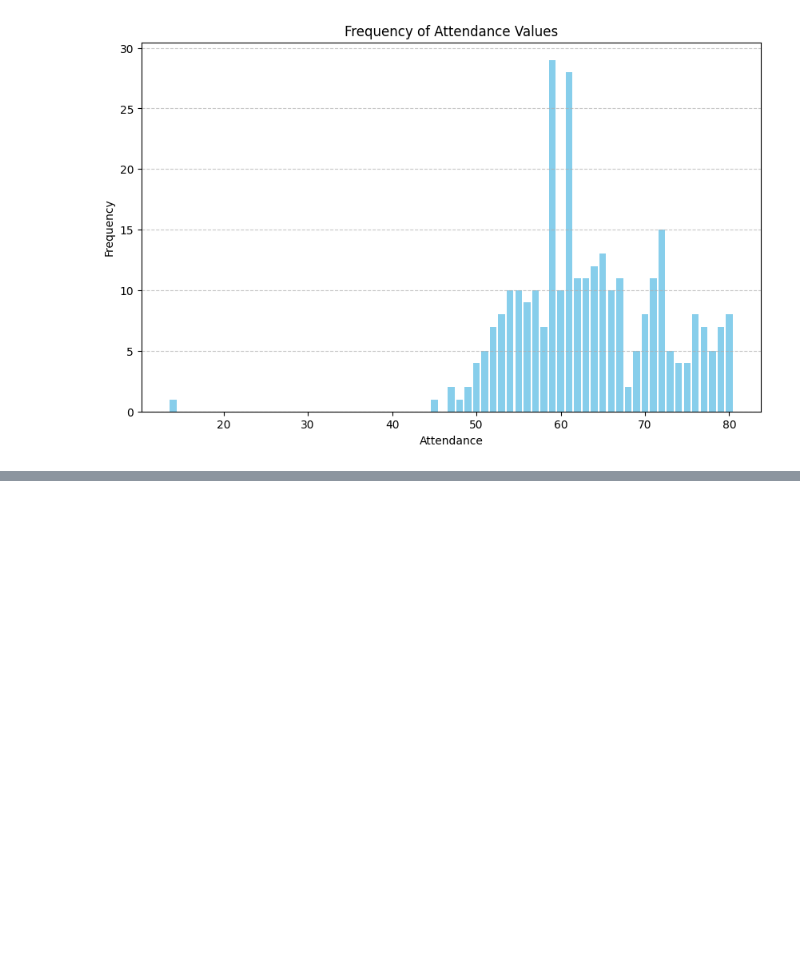
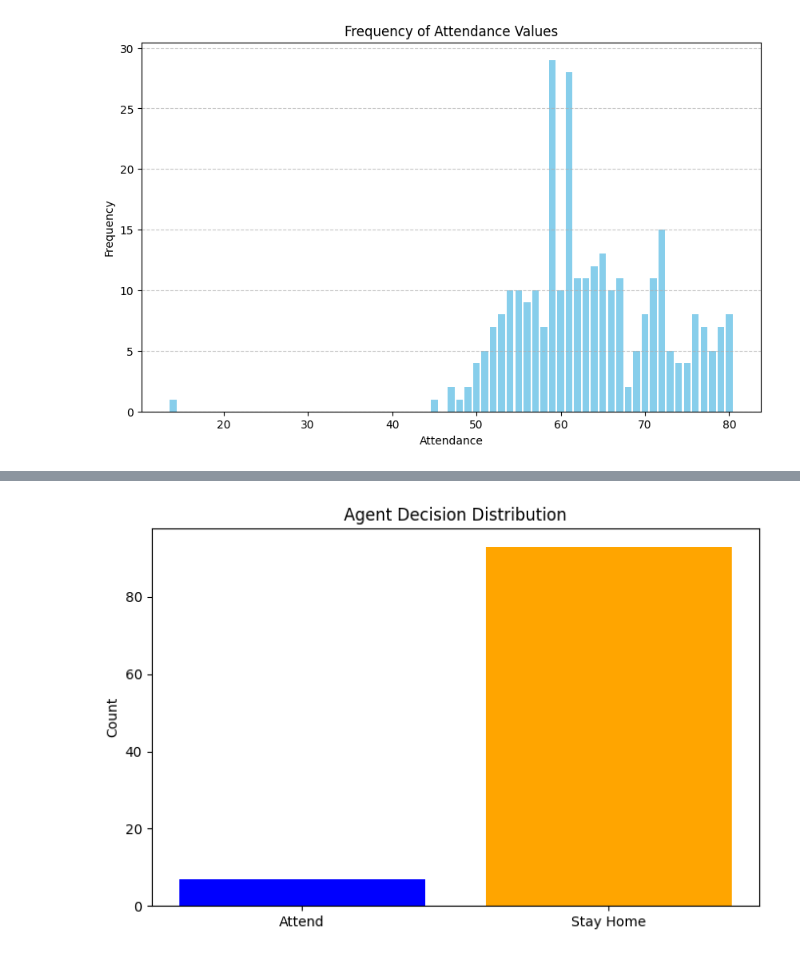
Before and after one commit to RRENN02/El-Farol-Bar-Simulation, a Jupyter notebook: Experiments/elfarol.ipynb, the cells around one changed output, grey strips where cells are left out. Cells and saved outputs as stored; diff of their text form; code cells hidden in the pictures; blank space fills up the shorter version.

```diff
--- a/Experiments/elfarol.ipynb
+++ b/Experiments/elfarol.ipynb
@@ -420,0 +649,9 @@ Data saved to 'reinforcement_learning_data.csv'
+# %%
+decisions_count = [sum(decisions), len(decisions) - sum(decisions)]
+plt.figure(figsize=(8, 5))
+plt.bar(['Attend', 'Stay Home'], decisions_count, color=['blue', 'orange'])
+plt.title('Agent Decision Distribution')
+plt.ylabel('Count')
+plt.show()
+# %% [output]
+[figure, added]
```
Also changed, not shown: parts of 13 cells of this notebook, 1 other file.
